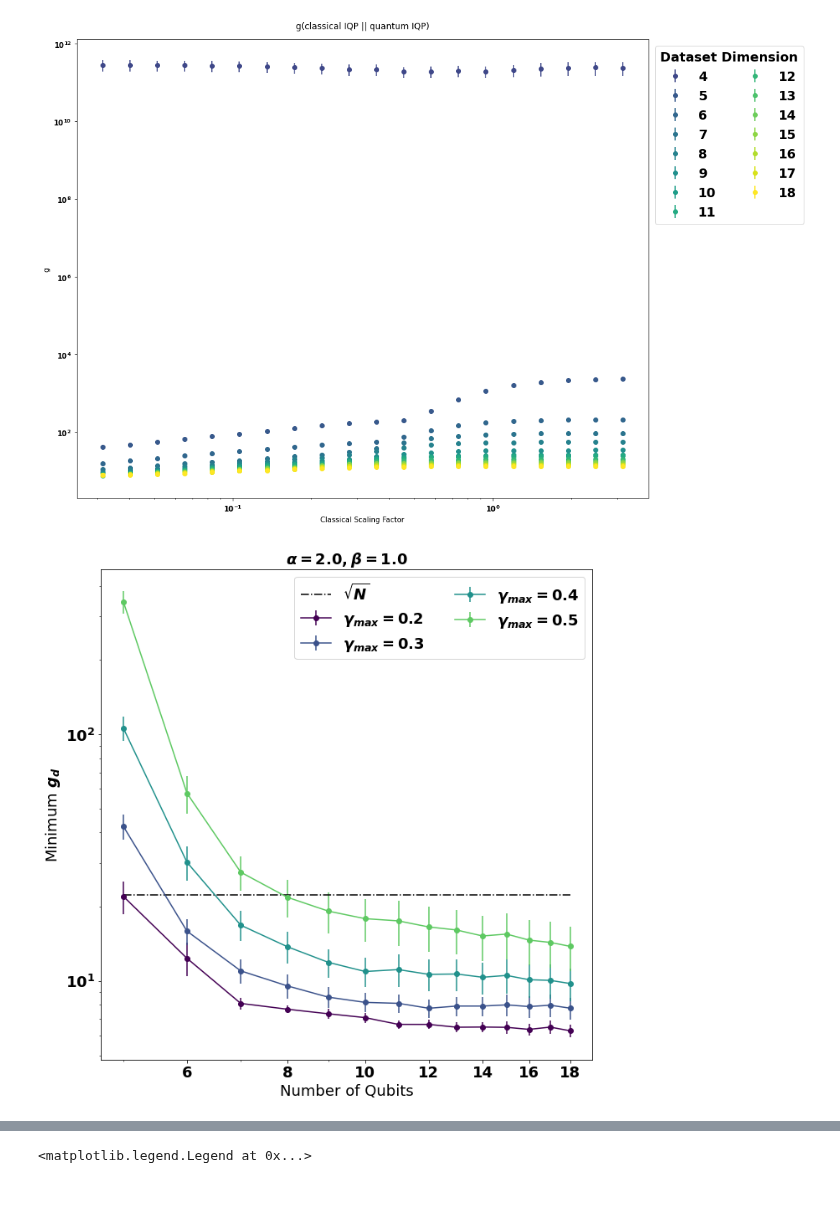
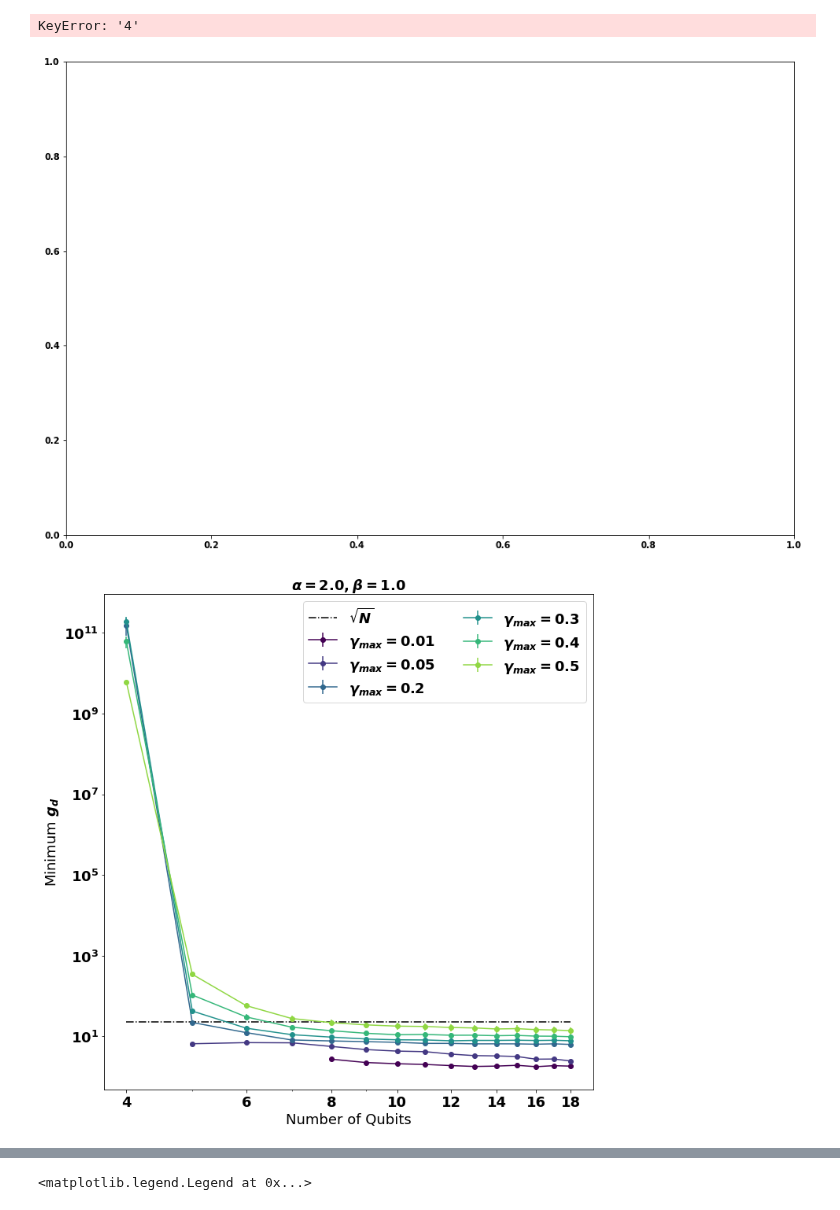
Before and after one commit to lslattery11/quantum_kernel, a Jupyter notebook: notebooks/data_visualization/alpha_test_gd_scaling.ipynb, the cells around one changed output, grey strips where cells are left out. Drawn from its saved outputs; the diff is of its cells as text; code cells hidden in the pictures.

```diff
--- a/notebooks/data_visualization/alpha_test_gd_scaling.ipynb
+++ b/notebooks/data_visualization/alpha_test_gd_scaling.ipynb
@@ -41,12 +41,14 @@ warnings.filterwarnings("ignore")
 dfs = {}
 beta=1.0
 alphas=[2.0]
-gammas=[0.2,0.3,0.4,0.5]
+gammas=[0.01,0.05,0.2,0.3,0.4,0.5]
 folders = [
     ("/mnt/c/Users/lslat/Data/QK_project/results/HZZ_multi/final_gennorm/alpha_test/beta{}/alpha{}/gamma{}/".format(beta,alphas[0],gammas[0]),'HZZ_Multi'),
     ("/mnt/c/Users/lslat/Data/QK_project/results/HZZ_multi/final_gennorm/alpha_test/beta{}/alpha{}/gamma{}/".format(beta,alphas[0],gammas[1]),'HZZ_Multi'),
     ("/mnt/c/Users/lslat/Data/QK_project/results/HZZ_multi/final_gennorm/alpha_test/beta{}/alpha{}/gamma{}/".format(beta,alphas[0],gammas[2]),'HZZ_Multi'),
     ("/mnt/c/Users/lslat/Data/QK_project/results/HZZ_multi/final_gennorm/alpha_test/beta{}/alpha{}/gamma{}/".format(beta,alphas[0],gammas[3]),'HZZ_Multi'),
+    ("/mnt/c/Users/lslat/Data/QK_project/results/HZZ_multi/final_gennorm/alpha_test/beta{}/alpha{}/gamma{}/".format(beta,alphas[0],gammas[4]),'HZZ_Multi'),
+    ("/mnt/c/Users/lslat/Data/QK_project/results/HZZ_multi/final_gennorm/alpha_test/beta{}/alpha{}/gamma{}/".format(beta,alphas[0],gammas[5]),'HZZ_Multi'),
 ]
 
 cols_to_drop=['args', 'K_train_time', 'rdms',
@@ -65,7 +67,7 @@ fig, axs = plt.subplots(1,len(dfs_list),figsize=(30,10))
 axs[0].set_ylabel('Max Kernel Eigenvalue')
 beta=1.0
 alpha=2.0
-gammas=[0.2,0.3,0.4,0.5]
+gammas=[0.01,0.05,0.2,0.3,0.4,0.5]
 for gamma,ax,dfs in zip(gammas,axs,dfs_list):
     iqp_df=dfs['HZZ_Multi']
     filter={'beta': beta,'alpha':alpha,'h_layer':1}
@@ -91,7 +93,7 @@ seeds = set(target_iqp_df.seed.values)
 
 beta=1.0
 alpha=2.0
-gammas=[0.2,0.3,0.4,0.5]
+gammas=[0.01,0.05,0.2,0.3,0.4,0.5]
 
 folder="/mnt/c/Users/lslat/Data/QK_project/results/HZZ_multi/final_gennorm/"
 subfolder=f"alpha_test/beta{beta}/"
@@ -107,7 +109,7 @@ for gamma,dfs in zip(gammas,dfs_list):
         filter={'beta': beta,'alpha':alpha,'h_layer':1}
         target_iqp_df=filter_df(iqp_df,filter)
 
-        for dim in dataset_dims:
+        for dim in set(target_iqp_df.dataset_dim):
             print(f'on dimension: {dim}')
             prefix=f"HZZ_Multi_dim_{dim}*hlayer_0"
 
@@ -121,7 +123,7 @@ for gamma,dfs in zip(gammas,dfs_list):
                 Kq=q_df.qkern_matrix_train.values[0]
                 Kcs=c_df.qkern_matrix_train.values
                 sfs=c_df.scaling_factor.values
-                geo_diffs[str(dim)]=geo_diffs[str(dim)]+[(sf,geometric_difference(Kq,Kc)) for sf,Kc in zip(sfs,Kcs)]
+                geo_diffs[str(dim)]=geo_diffs[str(dim)]+[(sf,geometric_difference(Kc,Kq)) for sf,Kc in zip(sfs,Kcs)]
             geo_diffs[str(dim)]=np.array(geo_diffs[str(dim)])
 
         with open(filepath, 'wb') as f:
@@ -132,7 +134,7 @@ for gamma,dfs in zip(gammas,dfs_list):
 # %%
 beta=1.0
 alpha=2.0
-gamma=0.3
+gamma=0.01
 
 filepath=save_folder+f'geometric_difference_dict_beta{beta}_alpha{alpha}_gamma_{gamma}.p'
 
@@ -163,7 +165,8 @@ ax.set_title('g(classical IQP || quantum IQP)',pad=15)
 fig.tight_layout()
 #fig.savefig(f'{save_folder}IQP_gd_grid_search_beta{beta}_gamma{gamma}.png')
 # %% [output]
+KeyError: '4'
-[figure, old version]
+[figure, new version]
 # %%
 colormap=cm.viridis
 dataset_dims=[5,6,7,8,9,10,11,12,13,14,15,16,17,18]
@@ -171,7 +174,7 @@ fig, axs = plt.subplots(1,figsize=(10,10),sharey=True)
 
 beta=1.0
 alpha=2.0
-gammas=[0.2,0.3,0.4,0.5]
+gammas=[0.01,0.05,0.2,0.3,0.4,0.5]
 
 for i,gamma in enumerate(gammas):
     filepath=save_folder+f'geometric_difference_dict_beta{beta}_alpha{alpha}_gamma_{gamma}.p'
@@ -187,31 +190,32 @@ for i,gamma in enumerate(gammas):
 
     ys=[]
     yerrs=[]
+    dataset_dims=[int(x) for x in list(geo_diffs.keys())]
     for dim in dataset_dims:
         x=list(set(geo_diffs[str(dim)][:,0]))
         y=min([np.mean(geo_diffs[str(dim)][geo_diffs[str(dim)][:,0]==a][:,1]) for a in x])
         index = [np.mean(geo_diffs[str(dim)][geo_diffs[str(dim)][:,0]==a][:,1]) for a in x].index(y)
         yerr=[sem(geo_diffs[str(dim)][geo_diffs[str(dim)][:,0]==a][:,1]) for a in x][index]
 
         ys.append(y)
         yerrs.append(yerr)
     ax.errorbar(dataset_dims,ys,yerr=yerrs,color=color,fmt='-o',label=r'$\gamma_{max}=$'+rf'${gamma}$')
 
     ax.set_yscale('log')
     ax.set_xscale('log')
     ax.set_ylabel('Minimum $g_{d}$', fontsize=18)
     ax.set_xlabel('Number of Qubits',fontsize=18)
 
 ax.set_xticks(np.arange(4, 20, step=2))  # Set label locations.
 ax.xaxis.set_major_formatter(FormatStrFormatter('%.f'))
 ax.tick_params(axis='both',labelsize=18)
 ax.plot(dataset_dims,len(dataset_dims)*[np.sqrt(500)],ls='-.',color='black',label=r'$\sqrt{N}$')
 
 legend=plt.legend(ncol=2,bbox_to_anchor=(1,1),fontsize=18,title_fontsize=18)
 
 ax.set_title(rf'$\alpha={alpha}, \beta={beta}$',fontsize=18)
 
 fig.tight_layout()
 fig.savefig(f'{save_folder}IQP_gd_decay_fixed_beta{beta}_alpha{alpha}.pdf')
 # %% [output]
-[figure, old version]
+[figure, new version]
```
Also changed, not shown: parts of 5 cells of this notebook, 12 other files.
